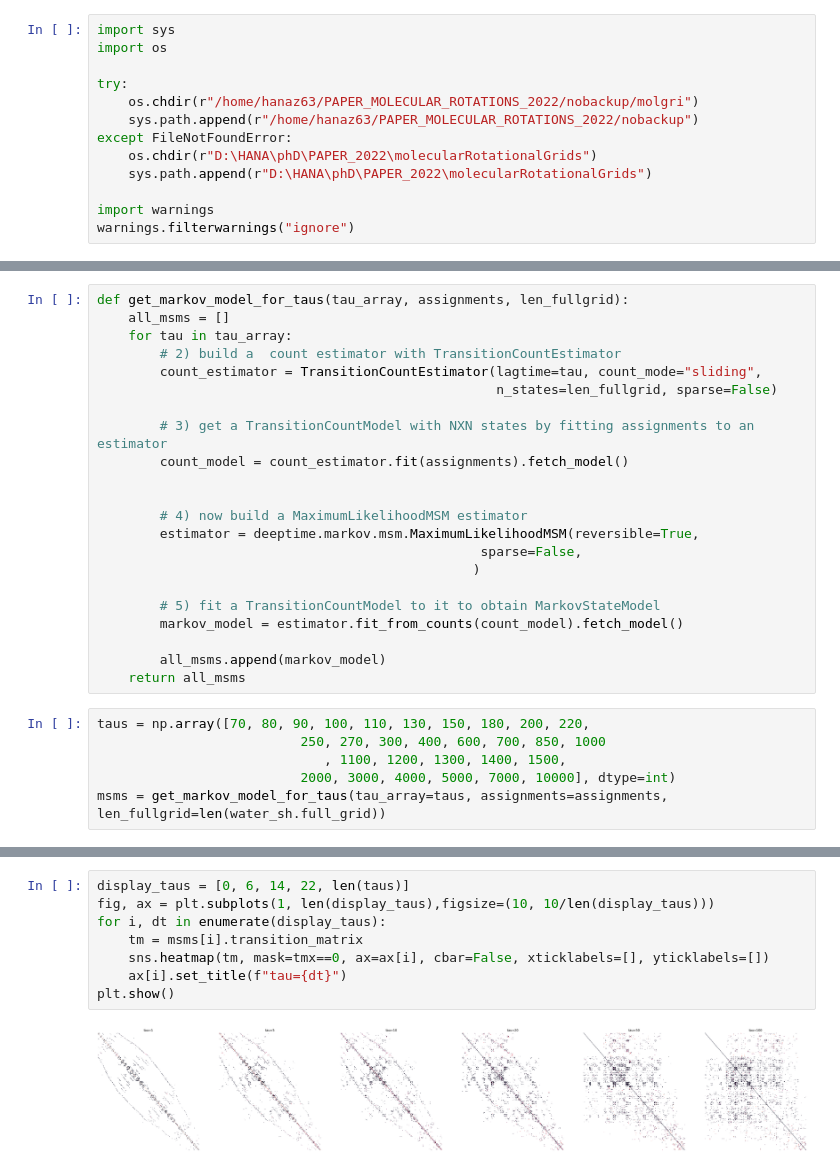
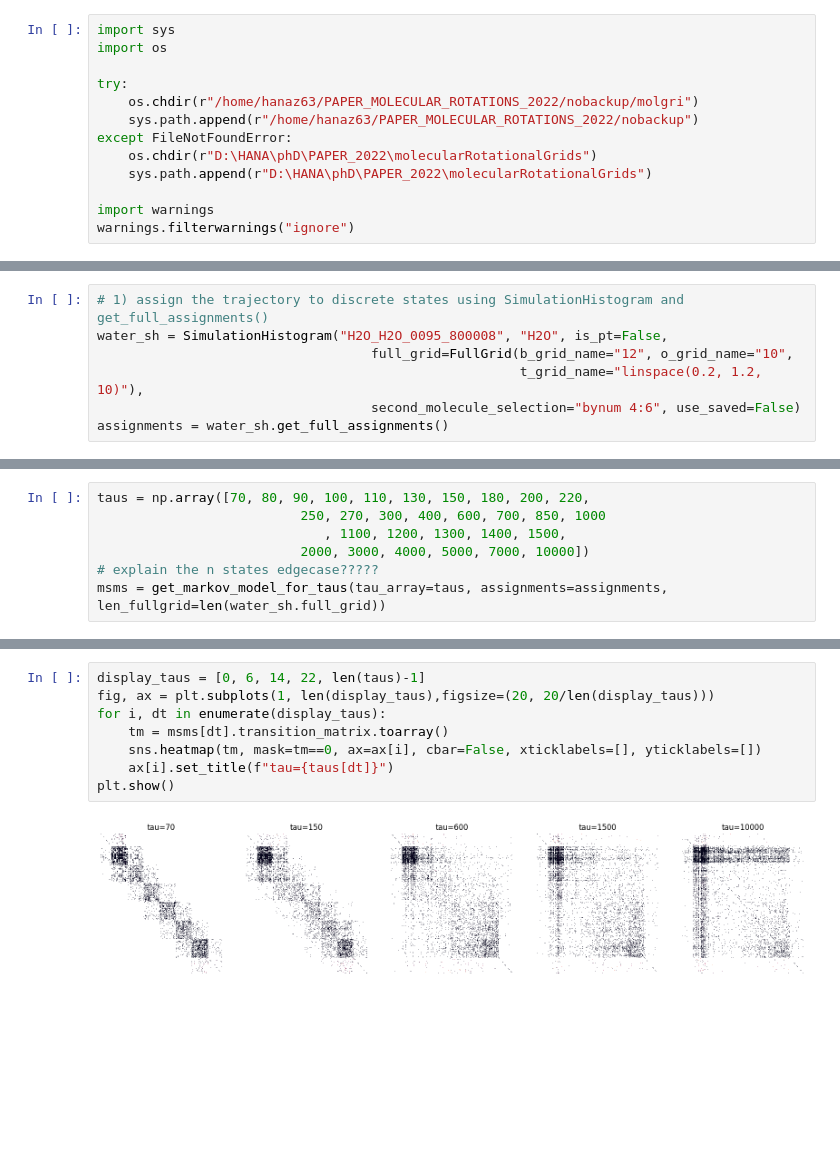
Before and after one commit to bkellerlab/molecularRotationalGrids, a Jupyter notebook: jupyter/learning_deeptime.ipynb, the cells around one changed output, grey strips where cells are left out. Cells and saved outputs as stored; diff of their text form; blank space fills up the shorter version.

Commit message:
its from deeptime like mine

```diff
--- a/jupyter/learning_deeptime.ipynb
+++ b/jupyter/learning_deeptime.ipynb
@@ -40 +39,8 @@ The whole process can be repeated for different values of tau.
+# %%
+# 1) assign the trajectory to discrete states using SimulationHistogram and get_full_assignments()
+water_sh = SimulationHistogram("H2O_H2O_0095_800008", "H2O", is_pt=False,
+                                   full_grid=FullGrid(b_grid_name="12", o_grid_name="10",
+                                                      t_grid_name="linspace(0.2, 1.2, 10)"),
+                                   second_molecule_selection="bynum 4:6", use_saved=False)
+assignments = water_sh.get_full_assignments()
 # %%
@@ -68,28 +68,7 @@ markov_model = estimator.fit_from_counts(count_model).fetch_model()
-# %%
-def get_markov_model_for_taus(tau_array, assignments, len_fullgrid):
-    all_msms = []
-    for tau in tau_array:
-        # 2) build a  count estimator with TransitionCountEstimator
-        count_estimator = TransitionCountEstimator(lagtime=tau, count_mode="sliding",
-                                                   n_states=len_fullgrid, sparse=False)
-
-        # 3) get a TransitionCountModel with NXN states by fitting assignments to an estimator
-        count_model = count_estimator.fit(assignments).fetch_model()
-
-
-        # 4) now build a MaximumLikelihoodMSM estimator
-        estimator = deeptime.markov.msm.MaximumLikelihoodMSM(reversible=True,
-                                                 sparse=False,
-                                                )
-
-        # 5) fit a TransitionCountModel to it to obtain MarkovStateModel
-        markov_model = estimator.fit_from_counts(count_model).fetch_model()
-
-        all_msms.append(markov_model)
-    return all_msms
 # %%
 taus = np.array([70, 80, 90, 100, 110, 130, 150, 180, 200, 220,
                           250, 270, 300, 400, 600, 700, 850, 1000
                              , 1100, 1200, 1300, 1400, 1500,
-                          2000, 3000, 4000, 5000, 7000, 10000], dtype=int)
+                          2000, 3000, 4000, 5000, 7000, 10000])
+# explain the n states edgecase?????
 msms = get_markov_model_for_taus(tau_array=taus, assignments=assignments, len_fullgrid=len(water_sh.full_grid))
@@ -96,11 +93,11 @@ msms = get_markov_model_for_taus(tau_array=taus, assignments=assignments, len_fu
 # %%
-display_taus = [0, 6, 14, 22, len(taus)]
-fig, ax = plt.subplots(1, len(display_taus),figsize=(10, 10/len(display_taus)))
+display_taus = [0, 6, 14, 22, len(taus)-1]
+fig, ax = plt.subplots(1, len(display_taus),figsize=(20, 20/len(display_taus)))
 for i, dt in enumerate(display_taus):
-    tm = msms[i].transition_matrix
-    sns.heatmap(tm, mask=tmx==0, ax=ax[i], cbar=False, xticklabels=[], yticklabels=[])
-    ax[i].set_title(f"tau={dt}")
+    tm = msms[dt].transition_matrix.toarray()
+    sns.heatmap(tm, mask=tm==0, ax=ax[i], cbar=False, xticklabels=[], yticklabels=[])
+    ax[i].set_title(f"tau={taus[dt]}")
 plt.show()
 # %% [output]
-[figure, old version]
+[figure, new version]
 # %%
```
Also changed, not shown: parts of 13 cells of this notebook, 1 other file.
